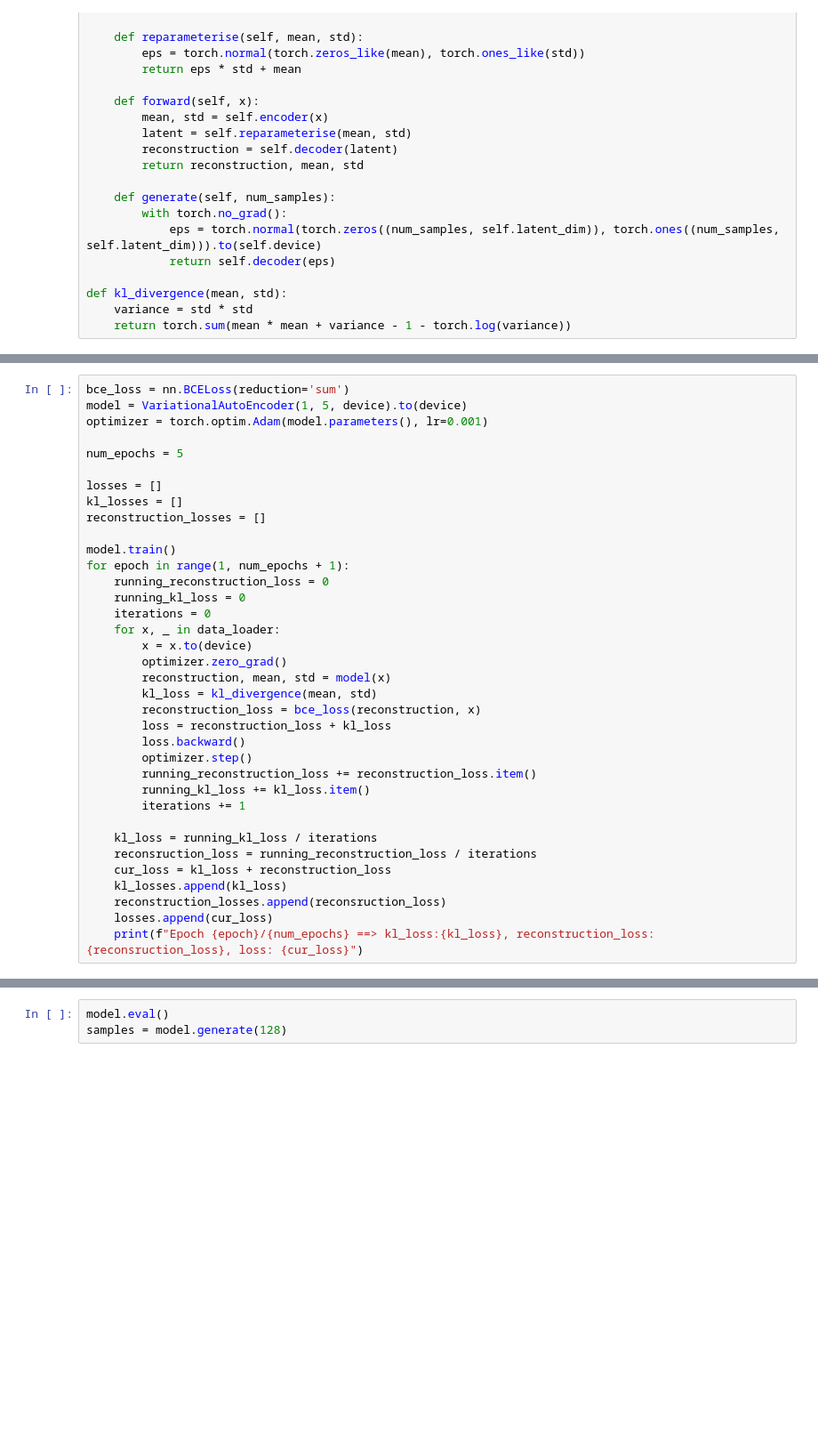
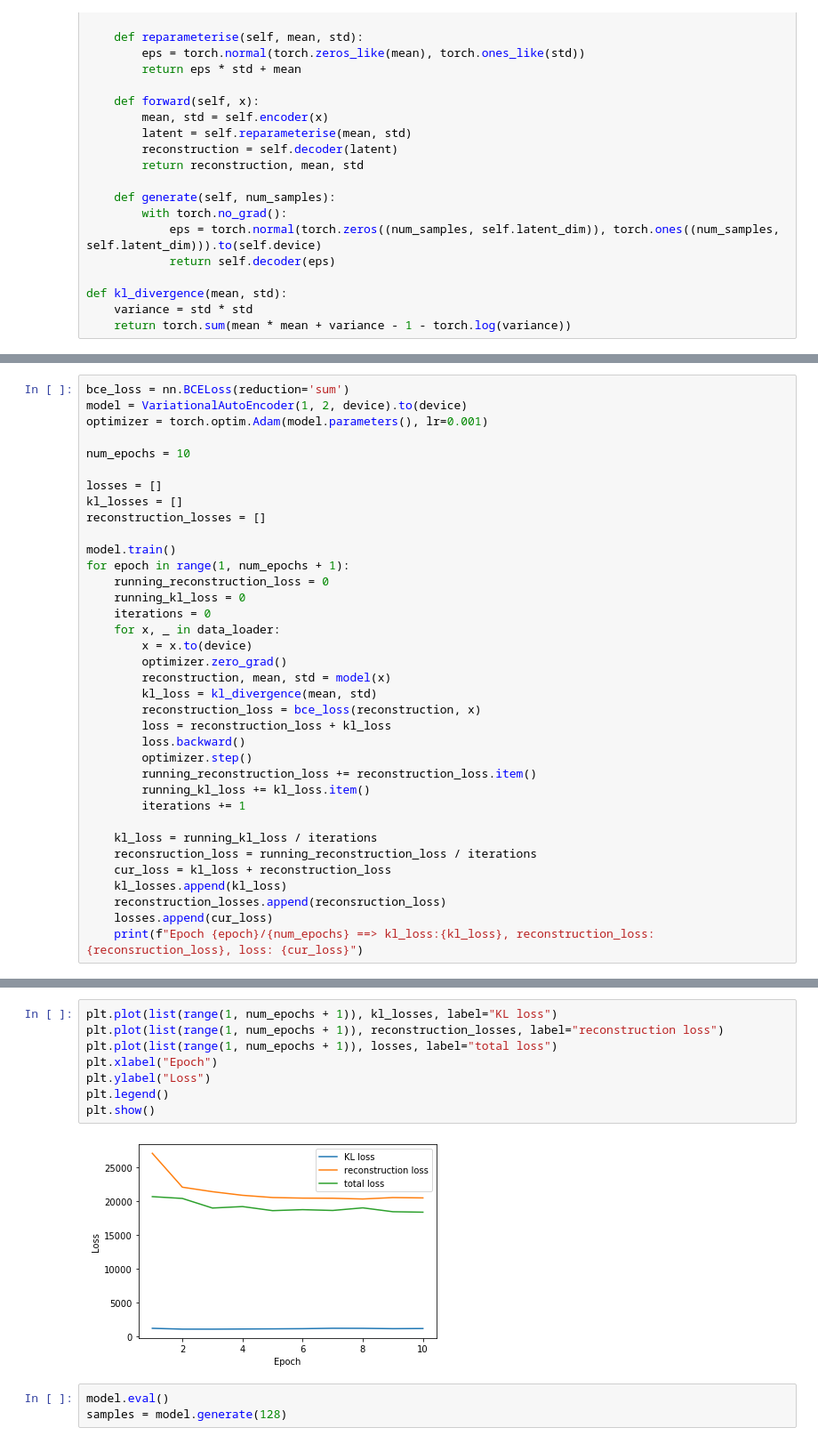
Before and after one commit to dunky11/mustererkennung, a Jupyter notebook: A11/assignment11.ipynb, the cells around one changed output, grey strips where cells are left out. Shown: that part at 89% size. Saved outputs shown, nothing was run; the diff lists cells and outputs as text; blank space fills up the shorter version.

```diff
--- a/A11/assignment11.ipynb
+++ b/A11/assignment11.ipynb
@@ -187,9 +231,9 @@ def kl_divergence(mean, std):
 # %%
 bce_loss = nn.BCELoss(reduction='sum')
-model = VariationalAutoEncoder(1, 5, device).to(device)
+model = VariationalAutoEncoder(1, 2, device).to(device)
 optimizer = torch.optim.Adam(model.parameters(), lr=0.001)
 
-num_epochs = 5
+num_epochs = 10
 
 losses = []
 kl_losses = []
@@ -229,3 +278,13 @@ Epoch 5/5 ==> kl_loss:2259.0614618444356, reconstruction_loss: 15949.80715122257
+# %%
+plt.plot(list(range(1, num_epochs + 1)), kl_losses, label="KL loss")
+plt.plot(list(range(1, num_epochs + 1)), reconstruction_losses, label="reconstruction loss")
+plt.plot(list(range(1, num_epochs + 1)), losses, label="total loss")
+plt.xlabel("Epoch")
+plt.ylabel("Loss")
+plt.legend()
+plt.show()
+# %% [output]
+[figure, added]
 # %%
 model.eval()
 samples = model.generate(128)
```
Also changed, not shown: parts of 18 cells of this notebook, 10 other files.
